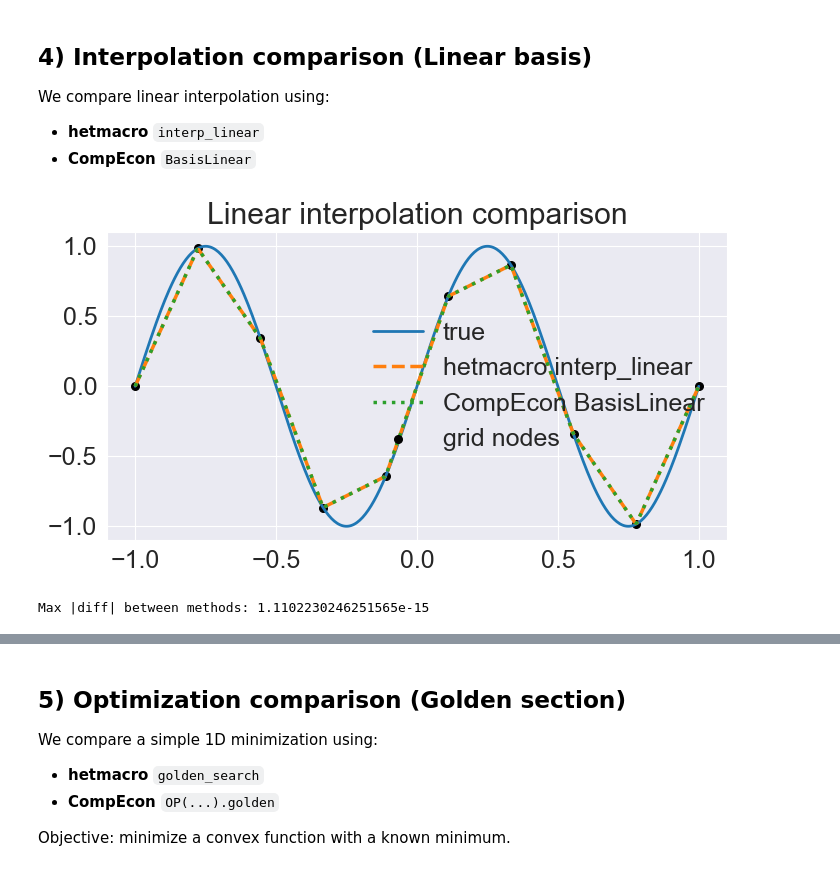
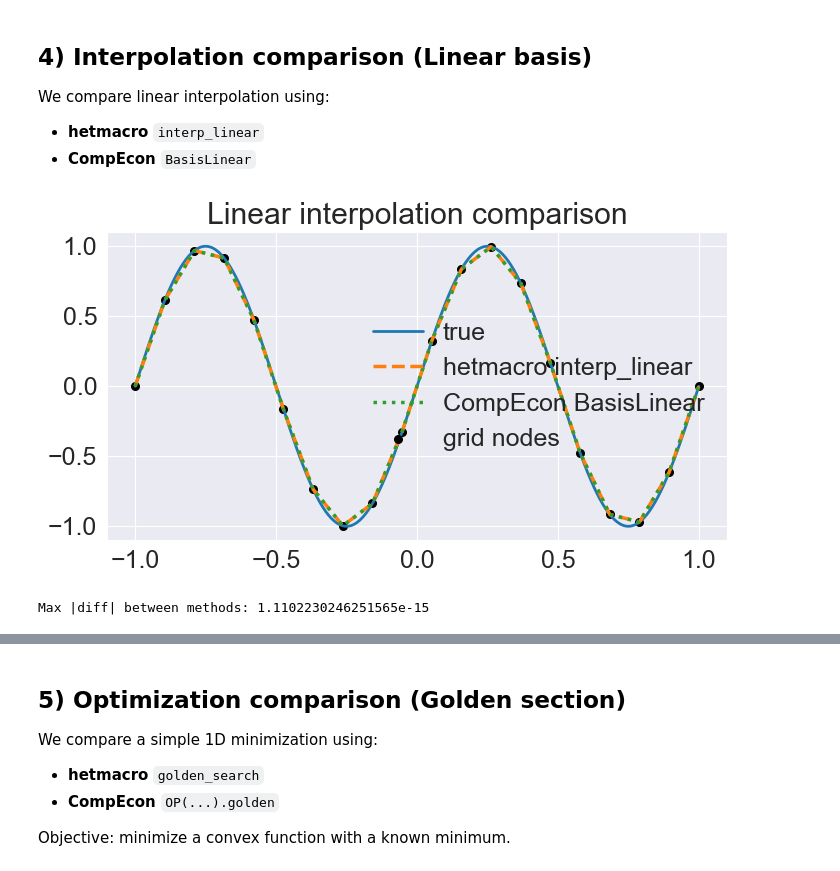
Before and after one commit to Rlincoln01/heterogeneity_in_macroeconomics, a Jupyter notebook: hetmacro/notebooks/test_compecon_comparison.ipynb, the cells around one changed output, grey strips where cells are left out. Saved outputs shown, nothing was run; the diff lists cells and outputs as text; code cells hidden in the pictures.

```diff
--- a/hetmacro/notebooks/test_compecon_comparison.ipynb
+++ b/hetmacro/notebooks/test_compecon_comparison.ipynb
@@ -197,35 +197,36 @@ We compare linear interpolation using:
 # %%
 from compecon import basisLinear
 
-n = 10
+n = 20
+
 
 # Data on a coarse grid
 x_grid = np.linspace(-1, 1, n)
 y_grid = np.sin(2 * np.pi * x_grid)
 
 # Fine grid for evaluation
 x_eval = np.linspace(-1, 1, 400)
 
 # hetmacro linear interpolation
 fh = hinterp.interp_linear(x_grid, y_grid, x_eval)
 
 # CompEcon linear basis
 cb = basisLinear.BasisLinear(len(x_grid), -1, 1)
 cb.y = y_grid
 cb.update_c()
 Phi = cb.Phi(x_eval)
 fc = (cb.c @ Phi.T).ravel()
 
 plt.figure(figsize=(8, 4))
 plt.plot(x_eval, np.sin(2 * np.pi * x_eval), label="true", linewidth=2)
 plt.plot(x_eval, fh, "--", label="hetmacro interp_linear")
 plt.plot(x_eval, fc, ":", label="CompEcon BasisLinear")
 plt.scatter(x_grid, y_grid, s=30, color="black", label="grid nodes")
 plt.title("Linear interpolation comparison")
 plt.legend()
 plt.show()
 
 print("Max |diff| between methods:", np.max(np.abs(fh - fc)))
 # %% [output]
-[figure, old version]
+[figure, new version]
 Max |diff| between methods: 1.1102230246251565e-15
```
Also changed, not shown: parts of 4 cells of this notebook.
